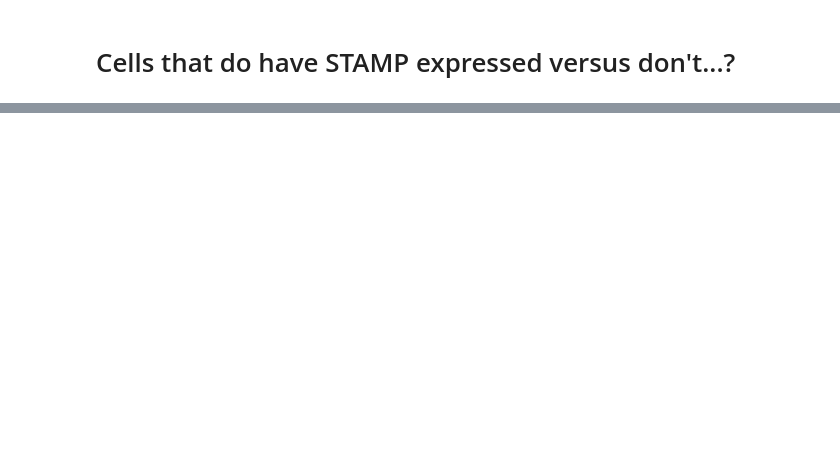
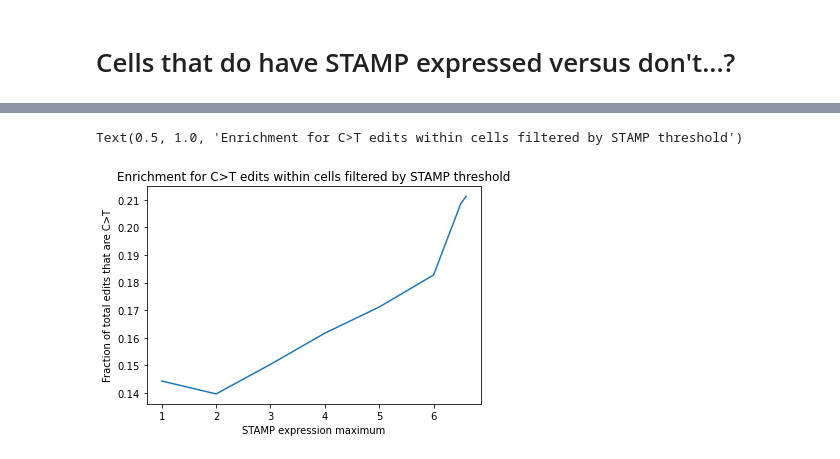
Before and after one commit to howardxu520/MARINE, a Jupyter notebook: scripts/check_against_pileup_all_cells-threaded-bigger.ipynb, the cells around one changed output, grey strips where cells are left out. Saved outputs shown, nothing was run; the diff lists cells and outputs as text; code cells hidden in the pictures; blank space fills up the shorter version.

```diff
--- a/scripts/check_against_pileup_all_cells-threaded-bigger.ipynb
+++ b/scripts/check_against_pileup_all_cells-threaded-bigger.ipynb
@@ -712,0 +965,8 @@ for thresh in [1.5,2, 3, 4, 5, 6]:
+# %%
+plt.plot(threshs, fractions_ct_low)
+plt.ylabel("Fraction of total edits that are C>T")
+plt.xlabel("STAMP expression maximum")
+plt.title("Enrichment for C>T edits within cells filtered by STAMP threshold")
+# %% [output]
+Text(0.5, 1.0, 'Enrichment for C>T edits within cells filtered by STAMP threshold')
+[figure, added]
```
Also changed, not shown: parts of 40 cells of this notebook, 1 other file.
